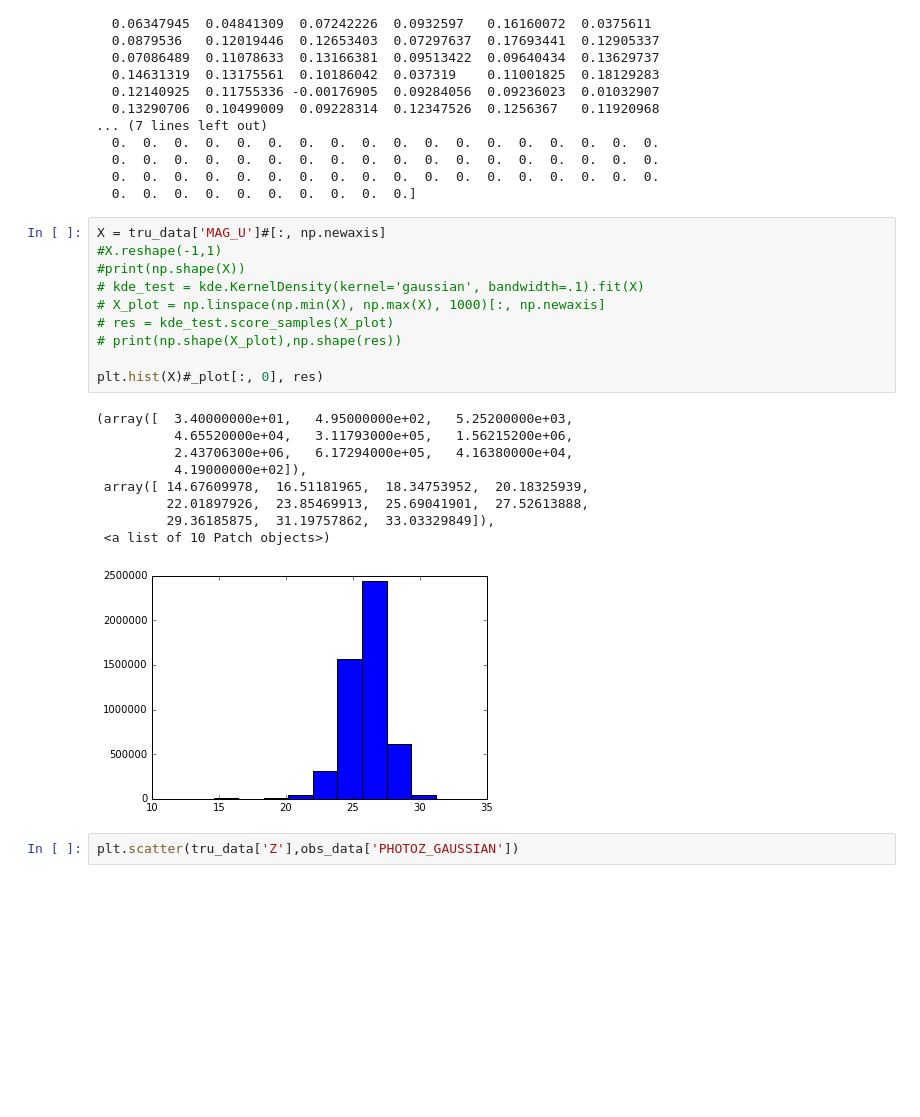
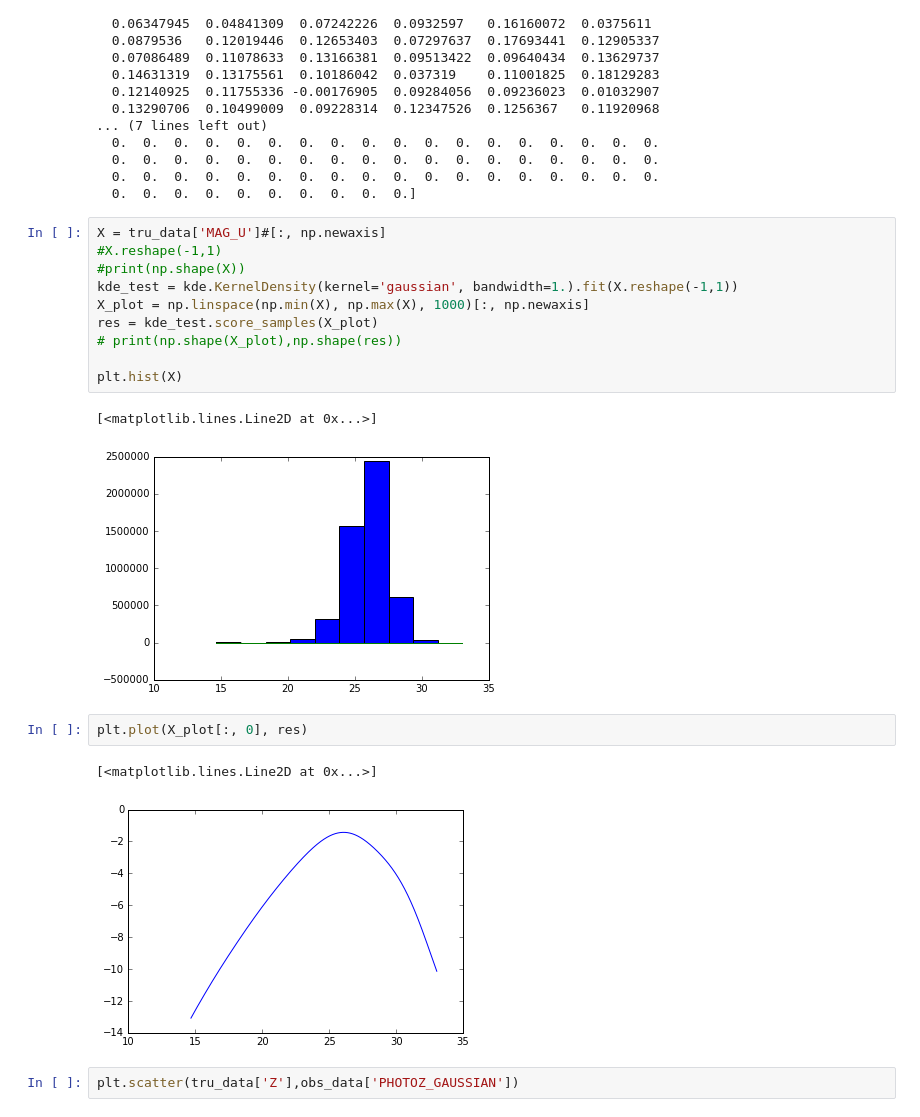
Before and after one commit to aimalz/pretzal, a Jupyter notebook: data-exploration.ipynb, the cells around one changed output. Drawn from its saved outputs; the diff is of its cells as text; blank space fills up the shorter version.

```diff
--- a/data-exploration.ipynb
+++ b/data-exploration.ipynb
@@ -110,23 +110,21 @@ print(obs_data['PHOTOZ_GAUSSIAN'][:100])
 # %%
 X = tru_data['MAG_U']#[:, np.newaxis]
 #X.reshape(-1,1)
 #print(np.shape(X))
-# kde_test = kde.KernelDensity(kernel='gaussian', bandwidth=.1).fit(X)
-# X_plot = np.linspace(np.min(X), np.max(X), 1000)[:, np.newaxis]
-# res = kde_test.score_samples(X_plot)
+kde_test = kde.KernelDensity(kernel='gaussian', bandwidth=1.).fit(X.reshape(-1,1))
+X_plot = np.linspace(np.min(X), np.max(X), 1000)[:, np.newaxis]
+res = kde_test.score_samples(X_plot)
 # print(np.shape(X_plot),np.shape(res))
 
-plt.hist(X)#_plot[:, 0], res)
+plt.hist(X)
 # %% [output]
-(array([  3.40000000e+01,   4.95000000e+02,   5.25200000e+03,
-          4.65520000e+04,   3.11793000e+05,   1.56215200e+06,
-          2.43706300e+06,   6.17294000e+05,   4.16380000e+04,
-          4.19000000e+02]),
- array([ 14.67609978,  16.51181965,  18.34753952,  20.18325939,
-         22.01897926,  23.85469913,  25.69041901,  27.52613888,
-         29.36185875,  31.19757862,  33.03329849]),
- <a list of 10 Patch objects>)
+[<matplotlib.lines.Line2D at 0x...>]
-[figure, old version]
+[figure, new version]
+# %%
+plt.plot(X_plot[:, 0], res)
+# %% [output]
+[<matplotlib.lines.Line2D at 0x...>]
+[figure, added]
 # %%
 plt.scatter(tru_data['Z'],obs_data['PHOTOZ_GAUSSIAN'])
 # %% [output]
```
